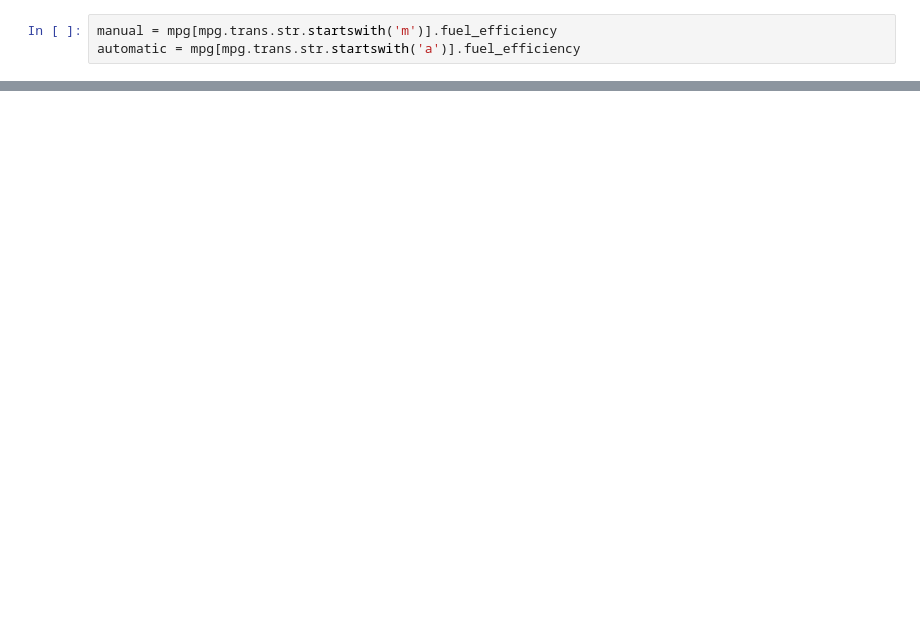
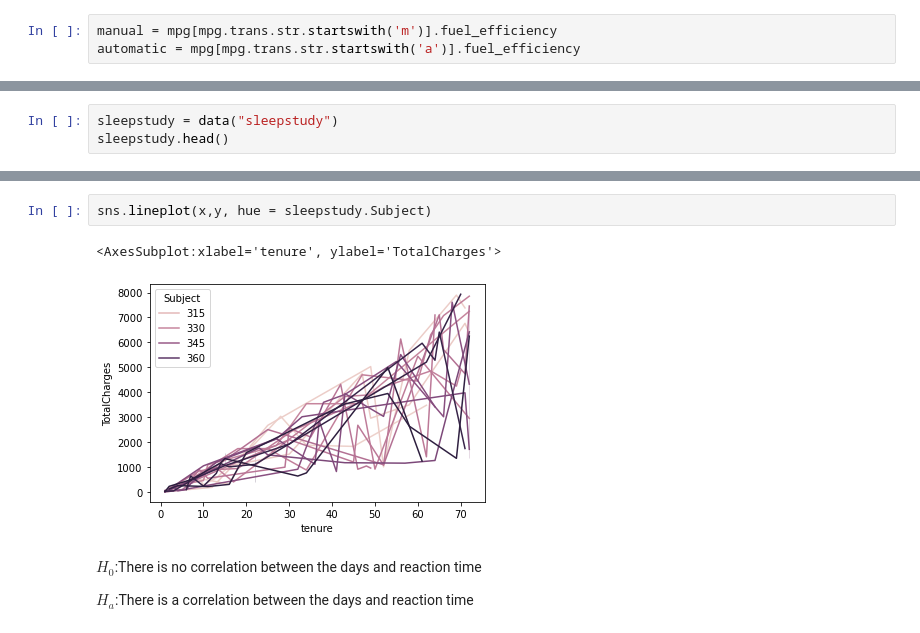
Before and after one commit to wheelerjoshua/statistics-exercises, a Jupyter notebook: hypothesis-testing.ipynb, the cells around one changed output, grey strips where cells are left out. Drawn from its saved outputs; the diff is of its cells as text; blank space fills up the shorter version.

```diff
--- a/hypothesis-testing.ipynb
+++ b/hypothesis-testing.ipynb
@@ -139,0 +257,3 @@ else:
+# %%
+sleepstudy = data("sleepstudy")
+sleepstudy.head()
@@ -139,0 +267,9 @@ else:
+# %%
+sns.lineplot(x,y, hue = sleepstudy.Subject)
+# %% [output]
+<AxesSubplot:xlabel='tenure', ylabel='TotalCharges'>
+[figure, added]
+# %% [markdown]
+$H_{0}$:There is no correlation between the days and reaction time
+
+$H_{a}$:There is a correlation between the days and reaction time
```
Also changed, not shown: parts of 29 cells of this notebook.
